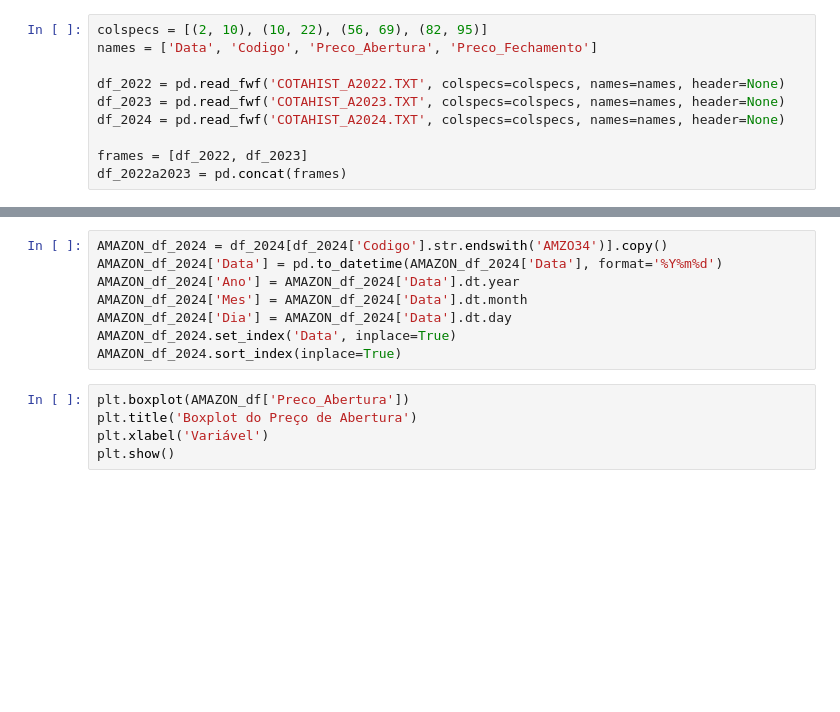
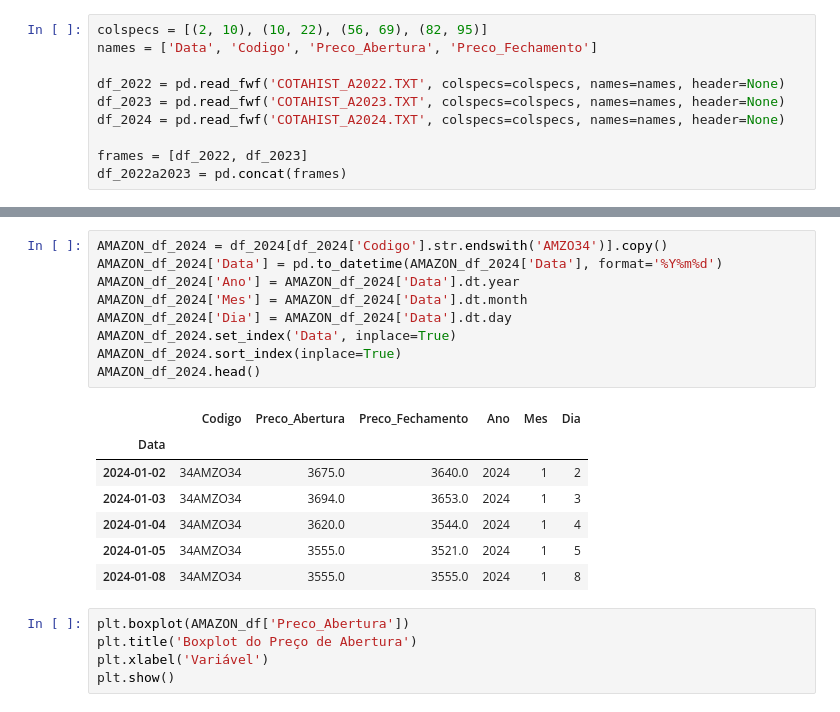
Before and after one commit to sergiolfaria/Atividades_Ciencia_De_Dados, a Jupyter notebook: Trabalho Arima/Arima.ipynb, the cells around one changed output, grey strips where cells are left out. Saved outputs shown, nothing was run; the diff lists cells and outputs as text; blank space fills up the shorter version.

```diff
--- a/Trabalho Arima/Arima.ipynb
+++ b/Trabalho Arima/Arima.ipynb
@@ -32,11 +42,20 @@ AMAZON_df.sort_index(inplace=True)
 # %%
 AMAZON_df_2024 = df_2024[df_2024['Codigo'].str.endswith('AMZO34')].copy()
 AMAZON_df_2024['Data'] = pd.to_datetime(AMAZON_df_2024['Data'], format='%Y%m%d')
 AMAZON_df_2024['Ano'] = AMAZON_df_2024['Data'].dt.year
 AMAZON_df_2024['Mes'] = AMAZON_df_2024['Data'].dt.month
 AMAZON_df_2024['Dia'] = AMAZON_df_2024['Data'].dt.day
 AMAZON_df_2024.set_index('Data', inplace=True)
 AMAZON_df_2024.sort_index(inplace=True)
+AMAZON_df_2024.head()
+# %% [output]
+|  | Codigo | Preco_Abertura | Preco_Fechamento | Ano | Mes | Dia |
+| Data |  |  |  |  |  |  |
+| 2024-01-02 | 34AMZO34 | 3675.0 | 3640.0 | 2024 | 1 | 2 |
+| 2024-01-03 | 34AMZO34 | 3694.0 | 3653.0 | 2024 | 1 | 3 |
+| 2024-01-04 | 34AMZO34 | 3620.0 | 3544.0 | 2024 | 1 | 4 |
+| 2024-01-05 | 34AMZO34 | 3555.0 | 3521.0 | 2024 | 1 | 5 |
+| 2024-01-08 | 34AMZO34 | 3555.0 | 3555.0 | 2024 | 1 | 8 |
 # %%
 plt.boxplot(AMAZON_df['Preco_Abertura'])
 plt.title('Boxplot do Preço de Abertura')
```
Also changed, not shown: parts of 9 cells of this notebook.
